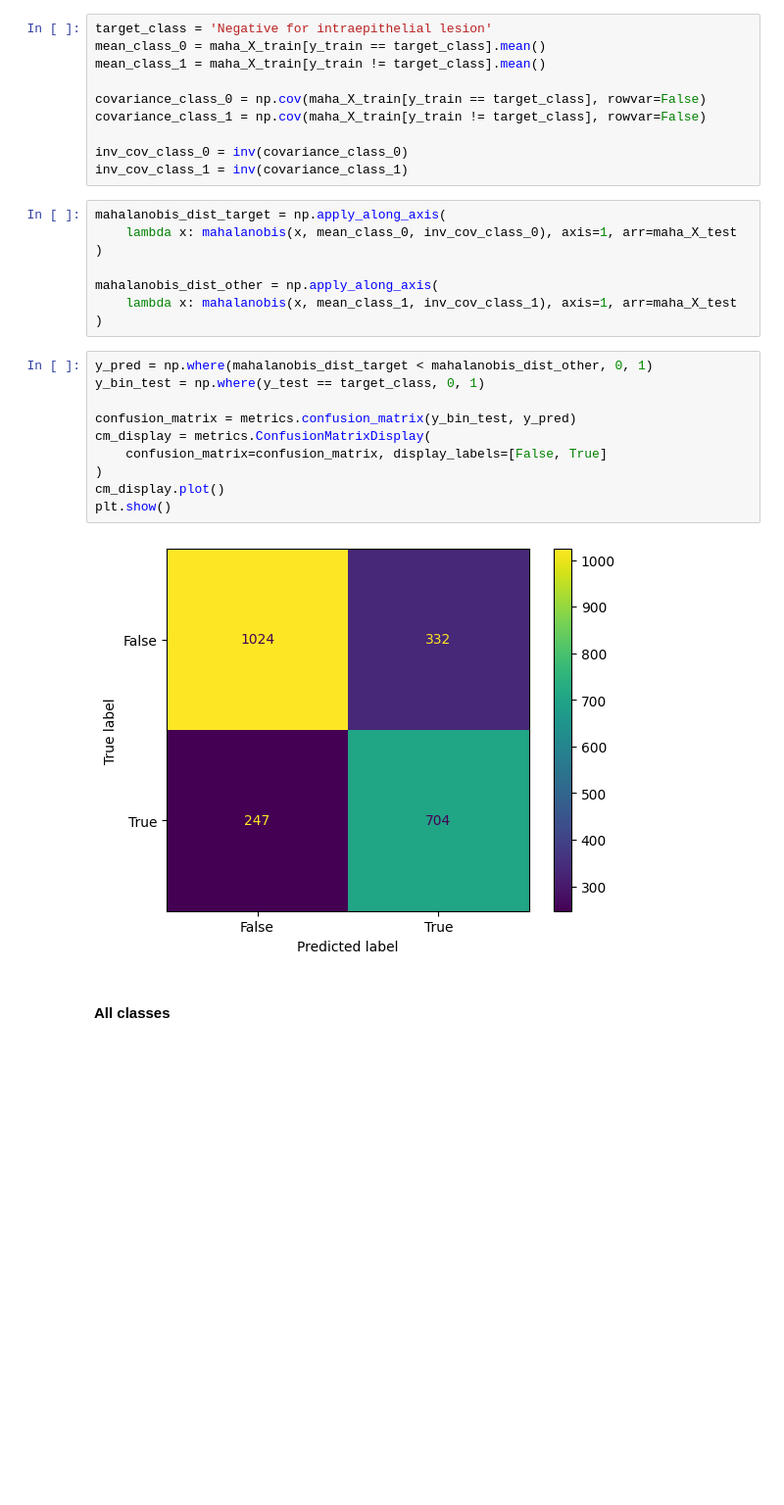
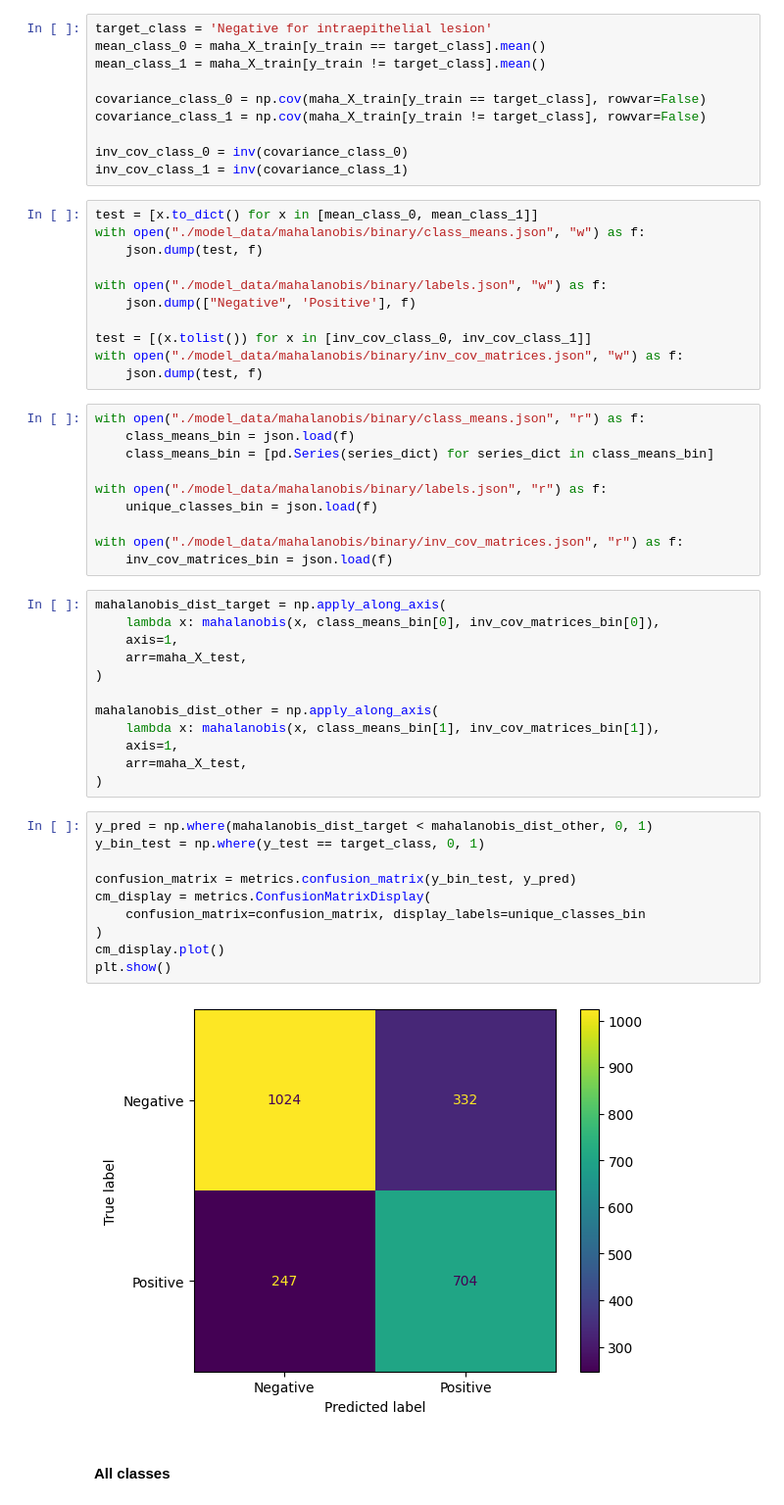
Before and after one commit to HenriqueCastros/pai-flower-nucleus, a Jupyter notebook: trab.ipynb, the cells around one changed output. Shown at 98% size. Cells and saved outputs as stored; diff of their text form; blank space fills up the shorter version.

Commit message:
maha paths

```diff
--- a/trab.ipynb
+++ b/trab.ipynb
@@ -176,26 +176,51 @@ covariance_class_1 = np.cov(maha_X_train[y_train != target_class], rowvar=False)
 
 inv_cov_class_0 = inv(covariance_class_0)
 inv_cov_class_1 = inv(covariance_class_1)
+# %%
+test = [x.to_dict() for x in [mean_class_0, mean_class_1]]
+with open("./model_data/mahalanobis/binary/class_means.json", "w") as f:
+    json.dump(test, f)
+
+with open("./model_data/mahalanobis/binary/labels.json", "w") as f:
+    json.dump(["Negative", 'Positive'], f)
+
+test = [(x.tolist()) for x in [inv_cov_class_0, inv_cov_class_1]]
+with open("./model_data/mahalanobis/binary/inv_cov_matrices.json", "w") as f:
+    json.dump(test, f)
+# %%
+with open("./model_data/mahalanobis/binary/class_means.json", "r") as f:
+    class_means_bin = json.load(f)
+    class_means_bin = [pd.Series(series_dict) for series_dict in class_means_bin]
+
+with open("./model_data/mahalanobis/binary/labels.json", "r") as f:
+    unique_classes_bin = json.load(f)
+
+with open("./model_data/mahalanobis/binary/inv_cov_matrices.json", "r") as f:
+    inv_cov_matrices_bin = json.load(f)
 # %%
 mahalanobis_dist_target = np.apply_along_axis(
-    lambda x: mahalanobis(x, mean_class_0, inv_cov_class_0), axis=1, arr=maha_X_test
+    lambda x: mahalanobis(x, class_means_bin[0], inv_cov_matrices_bin[0]),
+    axis=1,
+    arr=maha_X_test,
 )
 
 mahalanobis_dist_other = np.apply_along_axis(
-    lambda x: mahalanobis(x, mean_class_1, inv_cov_class_1), axis=1, arr=maha_X_test
+    lambda x: mahalanobis(x, class_means_bin[1], inv_cov_matrices_bin[1]),
+    axis=1,
+    arr=maha_X_test,
 )
 # %%
 y_pred = np.where(mahalanobis_dist_target < mahalanobis_dist_other, 0, 1)
 y_bin_test = np.where(y_test == target_class, 0, 1)
 
 confusion_matrix = metrics.confusion_matrix(y_bin_test, y_pred)
 cm_display = metrics.ConfusionMatrixDisplay(
-    confusion_matrix=confusion_matrix, display_labels=[False, True]
+    confusion_matrix=confusion_matrix, display_labels=unique_classes_bin
 )
 cm_display.plot()
 plt.show()
 # %% [output]
-[figure, old version]
+[figure, new version]
 # %% [markdown]
 #### All classes
 # %%
```
Also changed, not shown: parts of 2 cells of this notebook, 7 other files.
